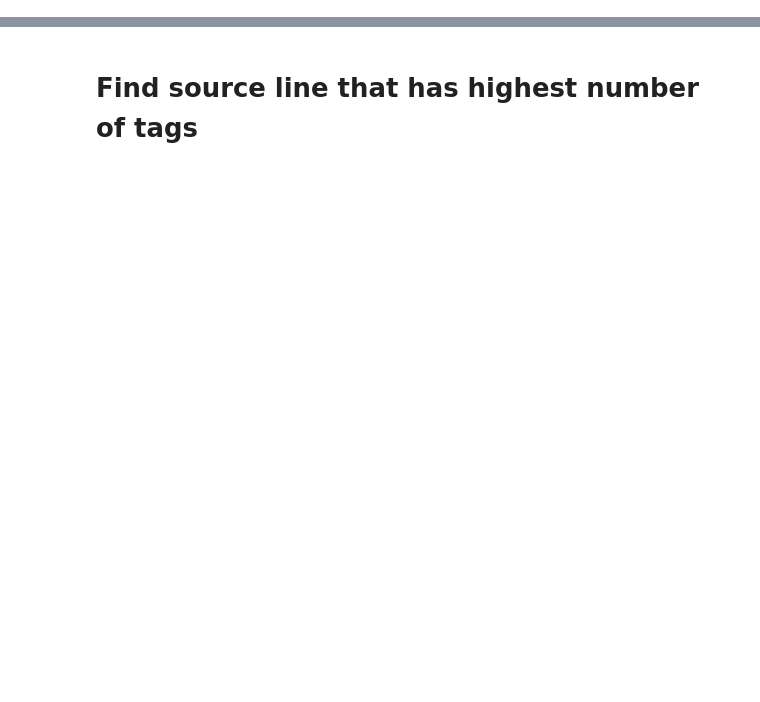
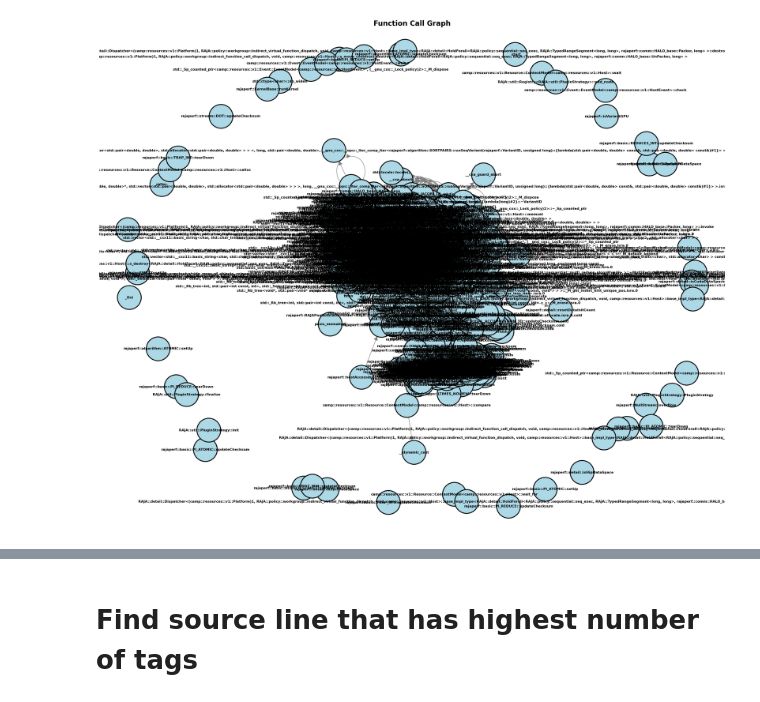
Before and after one commit to Prapti-044/dis-viz, a Jupyter notebook: analysis/main.ipynb, the cells around one changed output, grey strips where cells are left out. Saved outputs shown, nothing was run; the diff lists cells and outputs as text; code cells hidden in the pictures; blank space fills up the shorter version.

```diff
--- a/analysis/main.ipynb
+++ b/analysis/main.ipynb
@@ -84,0 +264,25 @@ blocks = bin_result['blocks_info']['memory_order_blocks']
+# %%
+# Visualize the call graph
+plt.figure(figsize=(20, 16))
+
+# Use hierarchical layout for better visualization of call graphs
+pos = nx.spring_layout(call_graph, k=2, iterations=50, seed=42)
+
+# Draw the graph
+nx.draw(call_graph, pos,
+        with_labels=True,
+        node_color='lightblue',
+        node_size=3000,
+        font_size=8,
+        font_weight='bold',
+        arrows=True,
+        arrowsize=20,
+        edge_color='gray',
+        linewidths=2,
+        edgecolors='black')
+
+plt.title("Function Call Graph", fontsize=16, fontweight='bold')
+plt.tight_layout()
+plt.show()
+# %% [output]
+[figure, added]
```
Also changed, not shown: parts of 18 cells of this notebook.
